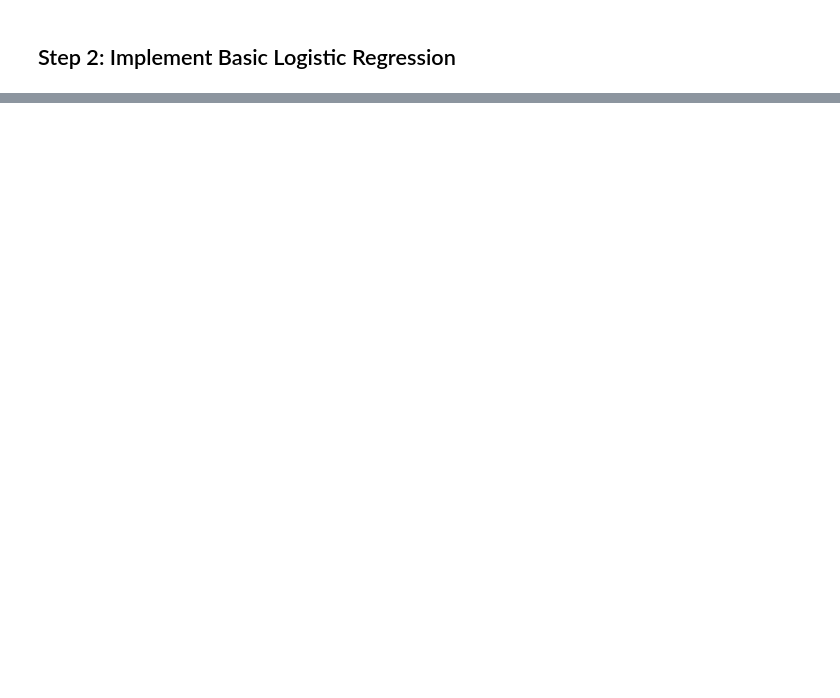
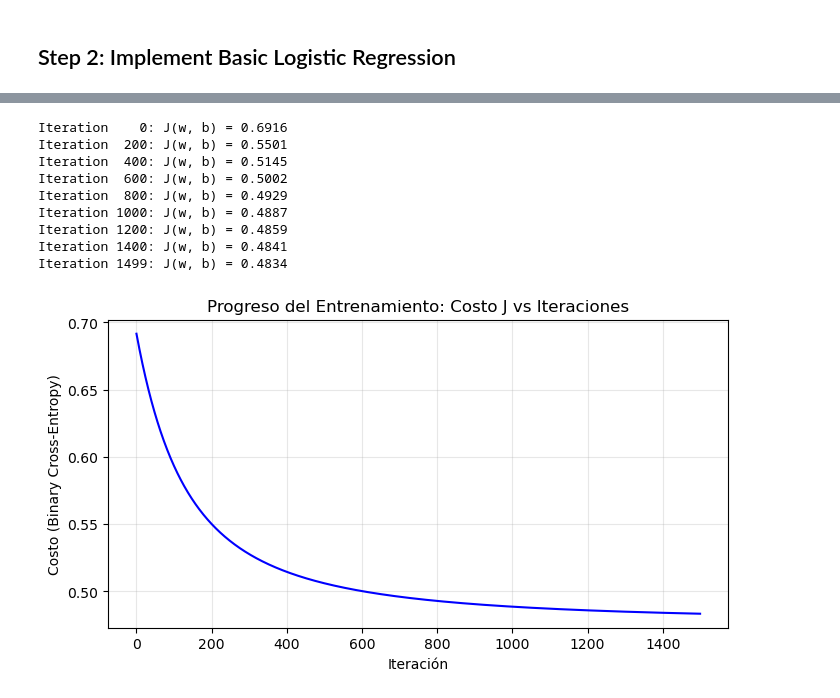
Before and after one commit to buba-0511/Heart-Disease-Risk-Prediction-Logistic-Regression, a Jupyter notebook: heart_disease_lr_analysis.ipynb, the cells around one changed output, grey strips where cells are left out. Drawn from its saved outputs; the diff is of its cells as text; code cells hidden in the pictures; blank space fills up the shorter version.

```diff
--- a/heart_disease_lr_analysis.ipynb
+++ b/heart_disease_lr_analysis.ipynb
@@ -256,0 +303,32 @@ plt.show()
+# %%
+# Definir parámetros iniciales
+n_features = X_train.shape[1]
+w0 = np.zeros(n_features)
+b0 = 0.0
+alpha = 0.01
+num_iters = 1500 # Un poco más para asegurar convergencia
+
+# Entrenar usando los datos que ya escalaste arriba
+w_trained, b_trained, J_hist = gradient_descent(
+    X_train, y_train, w0, b0, alpha, num_iters, print_every=200
+)
+
+# Visualizar la curva de aprendizaje
+plt.figure(figsize=(8, 4))
+plt.plot(J_hist, color='blue')
+plt.title("Progreso del Entrenamiento: Costo J vs Iteraciones")
+plt.xlabel("Iteración")
+plt.ylabel("Costo (Binary Cross-Entropy)")
+plt.grid(True, alpha=0.3)
+plt.show()
+# %% [output]
+Iteration    0: J(w, b) = 0.6916
+Iteration  200: J(w, b) = 0.5501
+Iteration  400: J(w, b) = 0.5145
+Iteration  600: J(w, b) = 0.5002
+Iteration  800: J(w, b) = 0.4929
+Iteration 1000: J(w, b) = 0.4887
+Iteration 1200: J(w, b) = 0.4859
+Iteration 1400: J(w, b) = 0.4841
+Iteration 1499: J(w, b) = 0.4834
+[figure, added]
```
Also changed, not shown: parts of 33 cells of this notebook, 4 other files.
